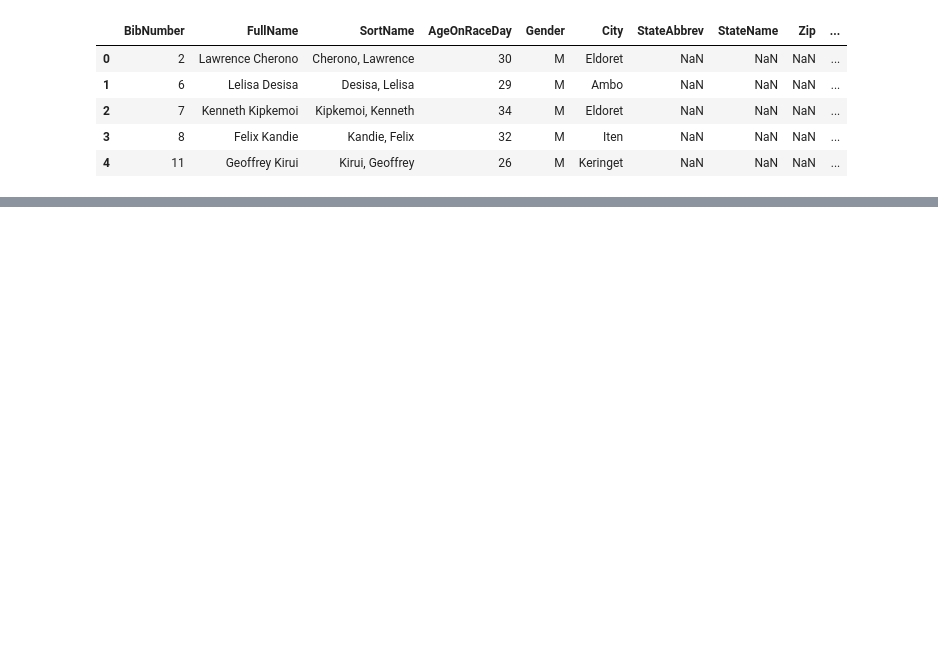
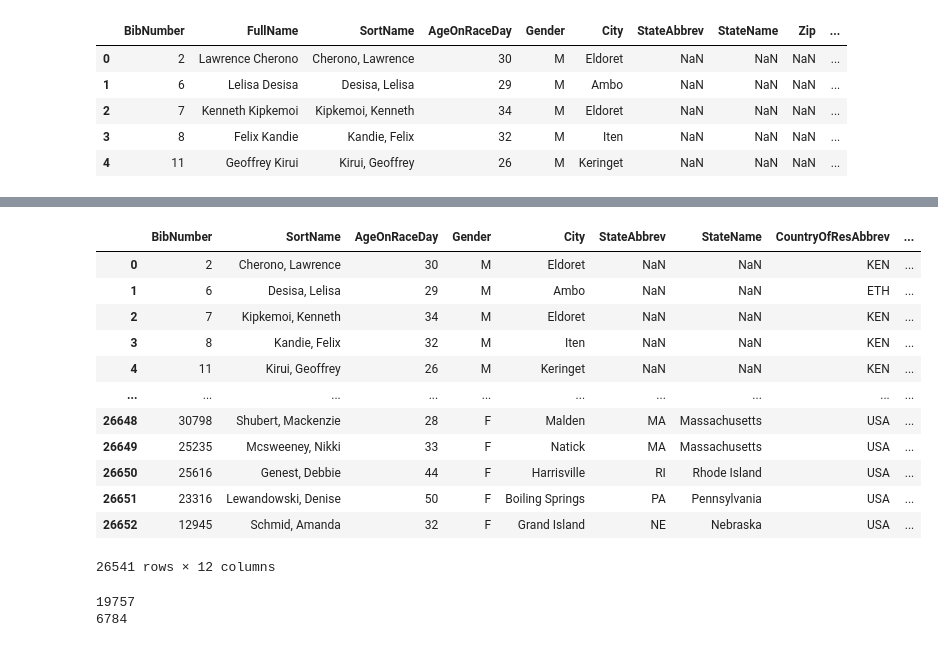
Before and after one commit to skhelifi1/Running-Project-GroupE, a Jupyter notebook: boston2019_elevation.ipynb, the cells around one changed output, grey strips where cells are left out. Drawn from its saved outputs; the diff is of its cells as text; code cells hidden in the pictures; blank space fills up the shorter version.

```diff
--- a/boston2019_elevation.ipynb
+++ b/boston2019_elevation.ipynb
@@ -18,0 +119,6 @@ boston2019_df.head()
+# %%
+# create dataframe with only necessary columns
+bos2019_df = clean2019_df.loc[:, ['BibNumber', 'SortName', 'AgeOnRaceDay', 'Gender', 'City',
+       'StateAbbrev', 'StateName', 'CountryOfResAbbrev','CountryOfResName',
+       'OfficialTime', 'RankOverall', 'RankOverGender']]
+bos2019_df.count()
@@ -18,0 +139,26 @@ boston2019_df.head()
+# %%
+# display new dataframe
+bos2019_df
+# %% [output]
+|  | BibNumber | SortName | AgeOnRaceDay | Gender | City | StateAbbrev | StateName | CountryOfResAbbrev | ... |
+| 0 | 2 | Cherono, Lawrence | 30 | M | Eldoret | NaN | NaN | KEN | ... |
+| 1 | 6 | Desisa, Lelisa | 29 | M | Ambo | NaN | NaN | ETH | ... |
+| 2 | 7 | Kipkemoi, Kenneth | 34 | M | Eldoret | NaN | NaN | KEN | ... |
+| 3 | 8 | Kandie, Felix | 32 | M | Iten | NaN | NaN | KEN | ... |
+| 4 | 11 | Kirui, Geoffrey | 26 | M | Keringet | NaN | NaN | KEN | ... |
+| ... | ... | ... | ... | ... | ... | ... | ... | ... | ... |
+| 26648 | 30798 | Shubert, Mackenzie | 28 | F | Malden | MA | Massachusetts | USA | ... |
+| 26649 | 25235 | Mcsweeney, Nikki | 33 | F | Natick | MA | Massachusetts | USA | ... |
+| 26650 | 25616 | Genest, Debbie | 44 | F | Harrisville | RI | Rhode Island | USA | ... |
+| 26651 | 23316 | Lewandowski, Denise | 50 | F | Boiling Springs | PA | Pennsylvania | USA | ... |
+| 26652 | 12945 | Schmid, Amanda | 32 | F | Grand Island | NE | Nebraska | USA | ... |
+26541 rows × 12 columns
+# %%
+# divide into two dataframes: US & other countries
+usa_df = bos2019_df.loc[bos2019_df["CountryOfResAbbrev"] == "USA"]
+world_df = bos2019_df.loc[bos2019_df["CountryOfResAbbrev"] != "USA"]
+print(usa_df["BibNumber"].count())
+print(world_df["BibNumber"].count())
+# %% [output]
+19757
+6784
```
Also changed, not shown: parts of 26 cells of this notebook, 1 other file.
